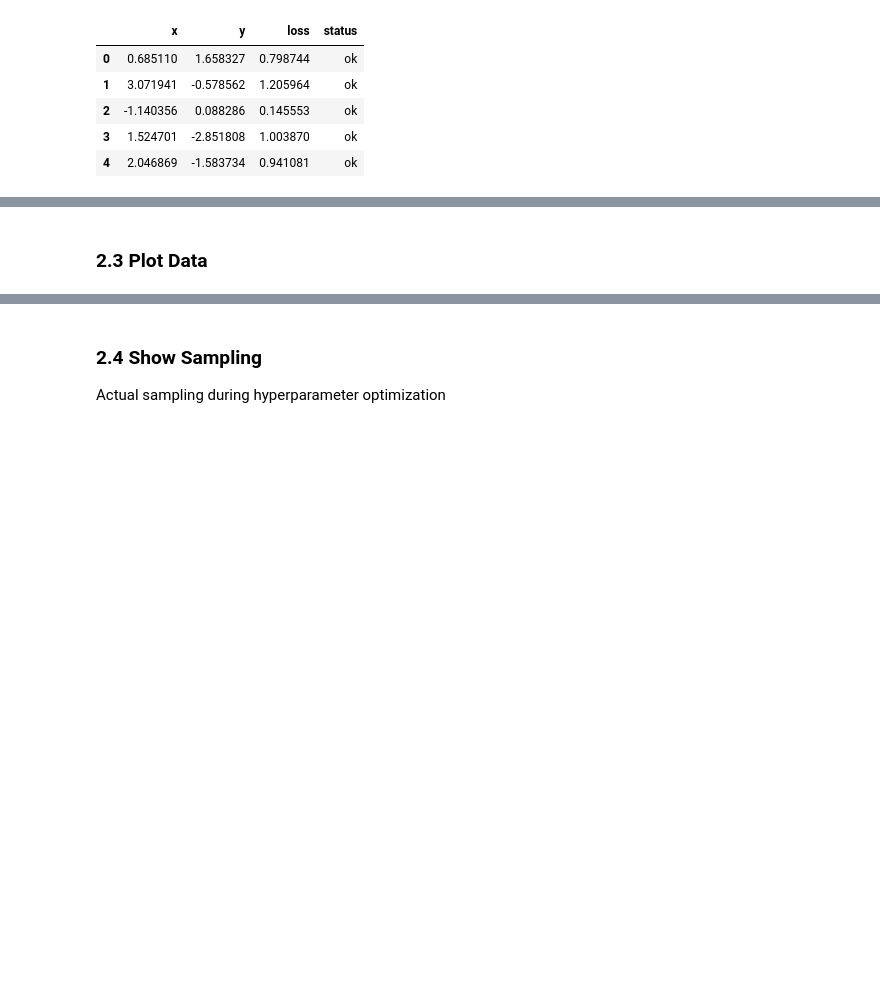
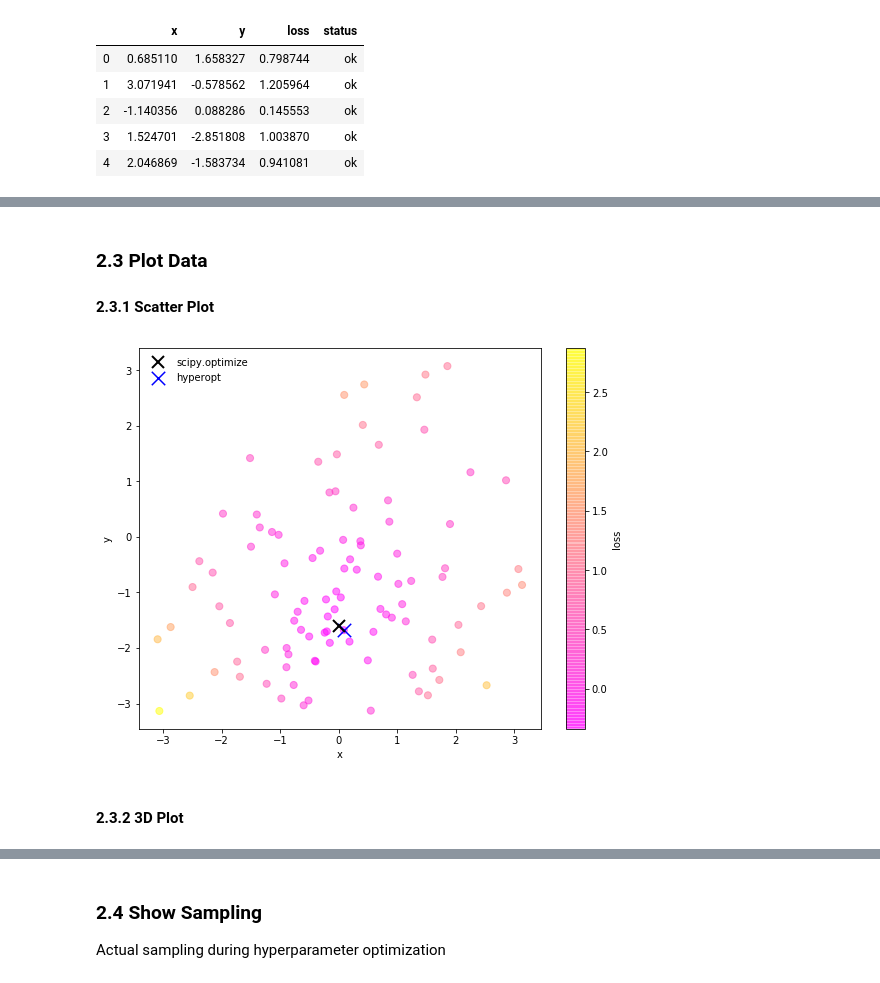
Before and after one commit to nathanielng/python-snippets, a Jupyter notebook: machine-learning/hyperparameter_opt.ipynb, the cells around one changed output, grey strips where cells are left out. Saved outputs shown, nothing was run; the diff lists cells and outputs as text; code cells hidden in the pictures; blank space fills up the shorter version.

```diff
--- a/machine-learning/hyperparameter_opt.ipynb
+++ b/machine-learning/hyperparameter_opt.ipynb
@@ -33,8 +40,14 @@ search_space = {
 }
 
 def my_fn(params):
+    # Function to optimize, for use by hyperopt
     x = params['x']
     y = params['y']
+    return 0.1*(x**2 + y**2) + np.cos(x) * np.sin(0.4*y)
+
+def my_fn2(params):
+    # Function to optimize, for use by scipy.optimize.minimize
+    x, y = params
     return 0.1*(x**2 + y**2) + np.cos(x) * np.sin(0.4*y)
 
 def generate_data(my_fn, n=100):
@@ -70,0 +88,8 @@ def result2df(r):
+# %%
+r = minimize(my_fn2, [2.0, -2.0])
+print(r)
+if r.success:
+    x = r.x
+    print(f'\nResult: f(x,y) = f({x[0]}, {x[1]}) = {r.fun}')
+else:
+    print('Optimization failed')
@@ -92,0 +132,3 @@ optimum = df.loc[idx, :]
+# %%
+best = df.sort_values('loss', ascending=True)
+best.head()
@@ -93,5 +142,17 @@ optimum = df.loc[idx, :]
+# %% [markdown]
+### 2.3 Plot Data
+
+#### 2.3.1 Scatter Plot
+# %%
+fig, ax = plt.subplots(1, 1, figsize=(9,7))
+df.plot.scatter('x', 'y', c='loss', marker='o', s=50, colormap='spring', alpha=0.5, ax=ax)
+best.head(1).plot.scatter('x', 'y', color='blue', marker='x', s=180, ax=ax, label='hyperopt')
+ax.plot([x[0]], [x[1]], 'x', color='black', markersize=12, markeredgewidth=2, label='scipy.optimize')
+ax.legend(frameon=False);
+# %% [output]
+[figure, added]
 # %% [markdown]
-### 2.3 Plot Data
+#### 2.3.2 3D Plot
 # %%
 def plot_data(X, Y, Z, opt):
     fig = plt.figure(figsize=(8,7))
```
Also changed, not shown: parts of 14 cells of this notebook, 2 other files.
